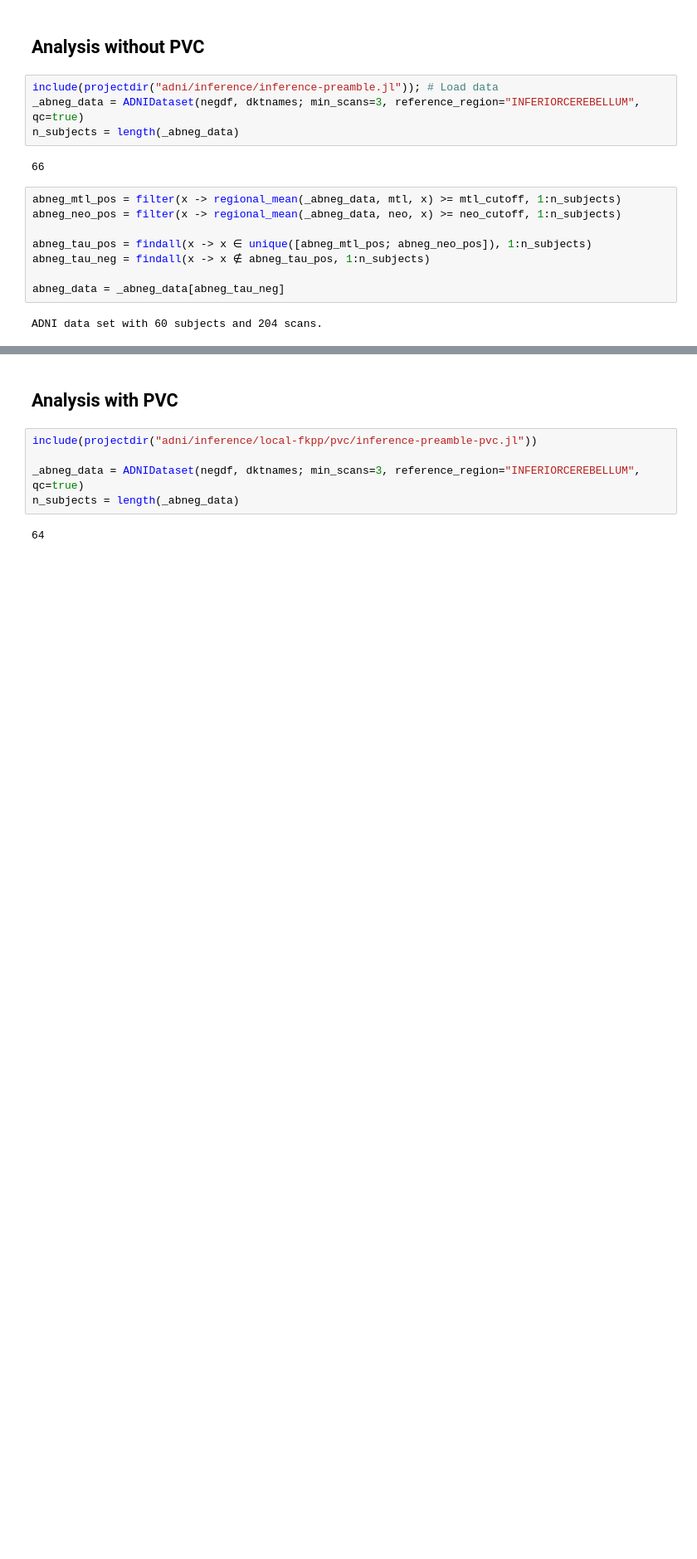
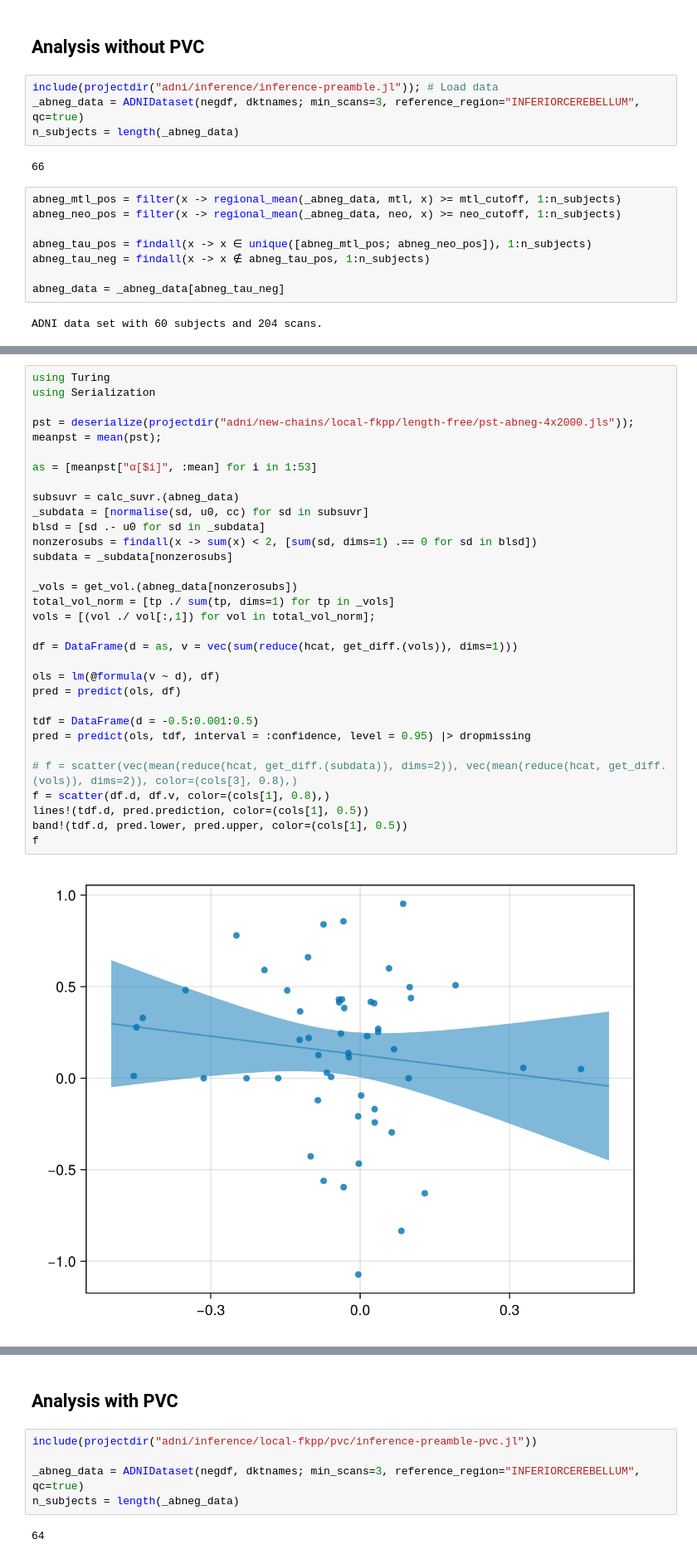
Before and after one commit to PavanChaggar/local-fkpp, a Jupyter notebook: adni/inference/analysis/notebooks/pvc_analysis.ipynb, the cells around one changed output, grey strips where cells are left out. Shown at 83% size. Drawn from its saved outputs; the diff is of its cells as text; blank space fills up the shorter version.

```diff
--- a/adni/inference/analysis/notebooks/pvc_analysis.ipynb
+++ b/adni/inference/analysis/notebooks/pvc_analysis.ipynb
@@ -149,0 +227,34 @@ end
+# %%
+using Turing
+using Serialization
+
+pst = deserialize(projectdir("adni/new-chains/local-fkpp/length-free/pst-abneg-4x2000.jls"));
+meanpst = mean(pst);
+
+as = [meanpst["α[$i]", :mean] for i in 1:53]
+
+subsuvr = calc_suvr.(abneg_data)
+_subdata = [normalise(sd, u0, cc) for sd in subsuvr]
+blsd = [sd .- u0 for sd in _subdata]
+nonzerosubs = findall(x -> sum(x) < 2, [sum(sd, dims=1) .== 0 for sd in blsd])
+subdata = _subdata[nonzerosubs]
+
+_vols = get_vol.(abneg_data[nonzerosubs])
+total_vol_norm = [tp ./ sum(tp, dims=1) for tp in _vols]
+vols = [(vol ./ vol[:,1]) for vol in total_vol_norm];
+
+df = DataFrame(d = as, v = vec(sum(reduce(hcat, get_diff.(vols)), dims=1)))
+
+ols = lm(@formula(v ~ d), df)
+pred = predict(ols, df)
+
+tdf = DataFrame(d = -0.5:0.001:0.5)
+pred = predict(ols, tdf, interval = :confidence, level = 0.95) |> dropmissing
+
+# f = scatter(vec(mean(reduce(hcat, get_diff.(subdata)), dims=2)), vec(mean(reduce(hcat, get_diff.(vols)), dims=2)), color=(cols[3], 0.8),)
+f = scatter(df.d, df.v, color=(cols[1], 0.8),)
+lines!(tdf.d, pred.prediction, color=(cols[1], 0.5))
+band!(tdf.d, pred.lower, pred.upper, color=(cols[1], 0.5))
+f
+# %% [output]
+[figure, added]
```
Also changed, not shown: parts of 10 cells of this notebook, 3 other files.
